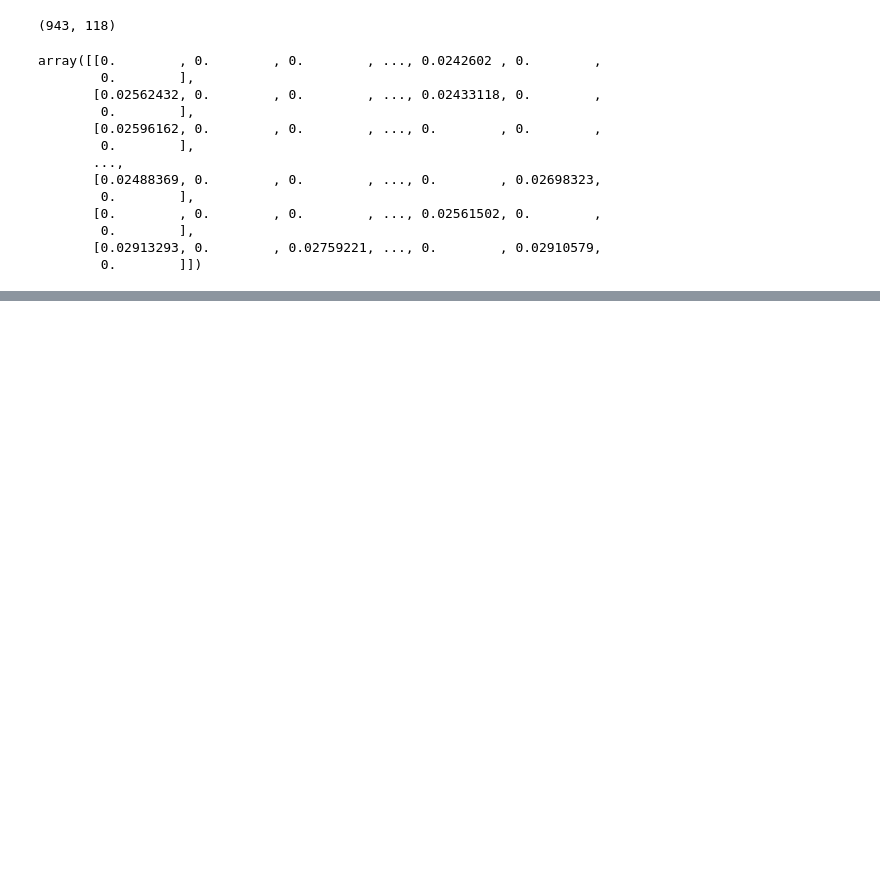
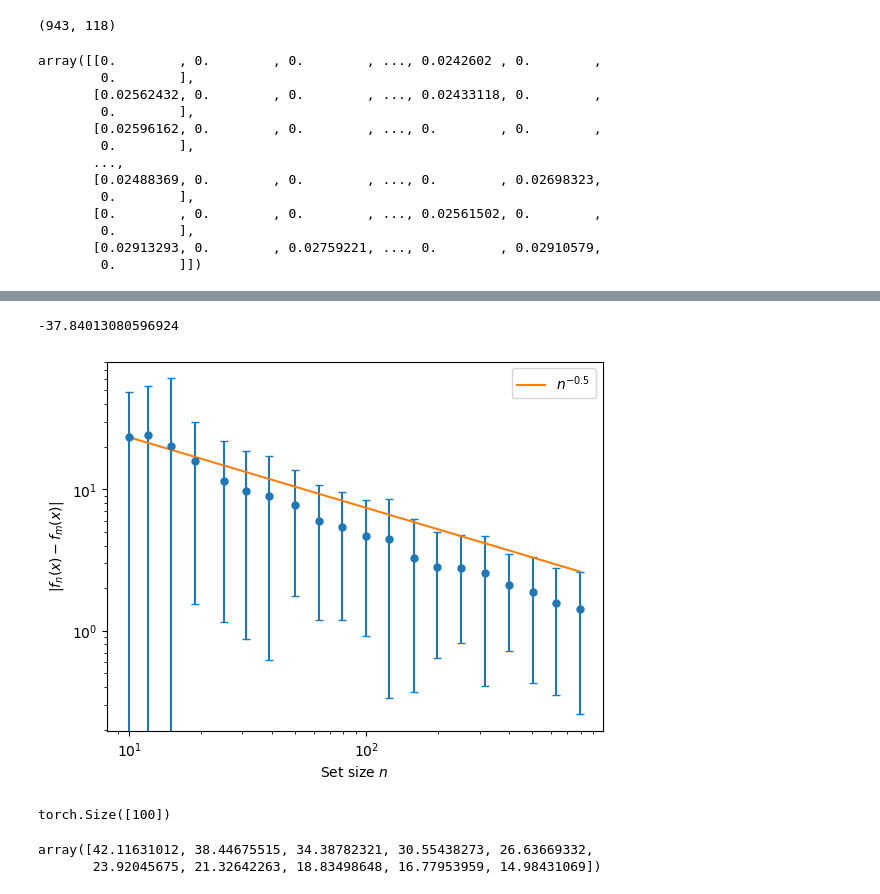
Before and after one commit to yuxinma98/transferring_transferability, a Jupyter notebook: GNN/notebook.ipynb, the cells around one changed output, grey strips where cells are left out. Saved outputs shown, nothing was run; the diff lists cells and outputs as text; code cells hidden in the pictures; blank space fills up the shorter version.

```diff
--- a/GNN/notebook.ipynb
+++ b/GNN/notebook.ipynb
@@ -170,0 +213,57 @@ array([[0.        , 0.        , 0.        , ..., 0.0242602 , 0.        ,
+# %%
+references = np.zeros(n_samples)
+for i in range(n_samples):
+    A = bernoulli.sample((M, M)).float()
+    A = A.tril(diagonal=-1) + A.tril(diagonal=-1).T
+    A = A.unsqueeze(0)
+    X = multivariate_normal.sample((M,)).unsqueeze(0)
+    with torch.no_grad():
+        references[i] = model(A, X).mean()
+# %%
+reference = float(references.mean())
+print(reference)
+# %% [output]
+-37.84013080596924
+# %%
+log_n_range = np.arange(1, 3, 0.1)
+# compute errors
+n_range = np.power(10, log_n_range).astype(int)
+errors_mean = np.zeros_like(n_range, dtype=float)
+errors_std = np.zeros_like(n_range, dtype=float)
+for i, n in enumerate(n_range):
+    A = bernoulli.sample((n_samples, n, n)).float()
+    A = A.tril(diagonal=-1) + A.tril(diagonal=-1).transpose(-1, -2)
+    X = multivariate_normal.sample(
+        (
+            n_samples,
+            n,
+        )
+    )
+    with torch.no_grad():
+        y = model(A,X).mean(dim=1).squeeze()
+    error = torch.abs(y - reference)
+    errors_mean[i] = float(error.mean().squeeze())
+    errors_std[i] = float(error.std().squeeze())
+
+# plot
+plt.figure()
+plt.errorbar(n_range, errors_mean, errors_std, fmt="o", capsize=3, markersize=5)
+y = n_range ** (-0.5) * n_range[0] ** (0.5) * errors_mean[0]
+plt.plot(n_range, y, label="$n^{-0.5}$")
+plt.xlabel("Set size $n$")
+plt.ylabel("$|f_n(x) - f_m(x)|$")
+plt.legend()
+plt.xscale("log")
+plt.yscale("log")
+plt.show()
+# %% [output]
+[figure, added]
+# %%
+y.shape
+# %% [output]
+torch.Size([100])
+# %%
+reference
+# %% [output]
+array([42.11631012, 38.44675515, 34.38782321, 30.55438273, 26.63669332,
+       23.92045675, 21.32642263, 18.83498648, 16.77953959, 14.98431069])
```
Also changed, not shown: parts of 1 cell of this notebook, 1 other file.
